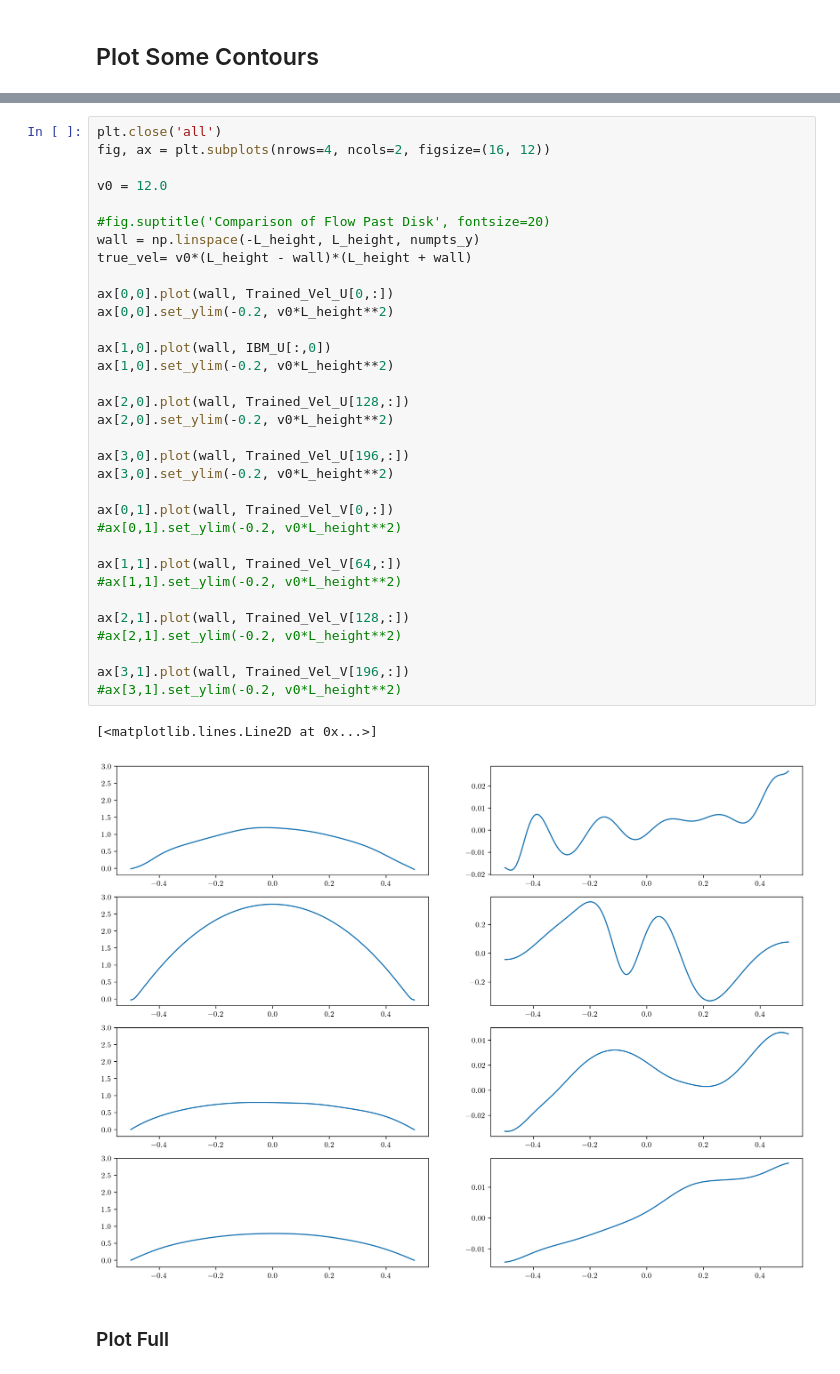
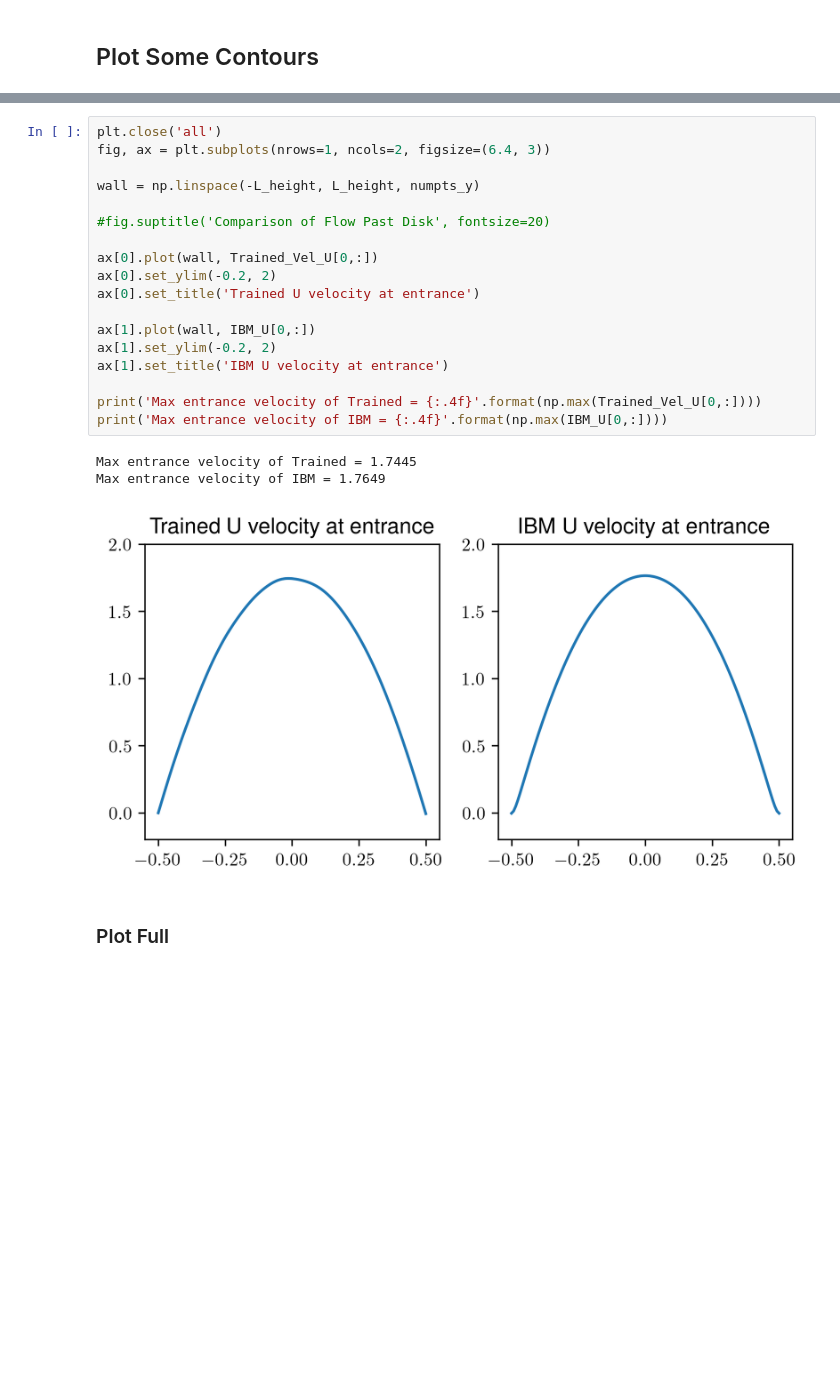
Before and after one commit to mskPark/DRLPDE, a Jupyter notebook: ErrorPlot_JCPexample6.ipynb, the cells around one changed output, grey strips where cells are left out. Saved outputs shown, nothing was run; the diff lists cells and outputs as text; blank space fills up the shorter version.

```diff
--- a/ErrorPlot_JCPexample6.ipynb
+++ b/ErrorPlot_JCPexample6.ipynb
@@ -156,39 +142,25 @@ np.max( IBM_U[:,0] )
-# %%
-plt.close('all')
-fig, ax = plt.subplots(nrows=4, ncols=2, figsize=(16, 12))
-
-v0 = 12.0
-
-#fig.suptitle('Comparison of Flow Past Disk', fontsize=20)
-wall = np.linspace(-L_height, L_height, numpts_y)
-true_vel= v0*(L_height - wall)*(L_height + wall)
-
-ax[0,0].plot(wall, Trained_Vel_U[0,:])
-ax[0,0].set_ylim(-0.2, v0*L_height**2)
-
-ax[1,0].plot(wall, IBM_U[:,0])
-ax[1,0].set_ylim(-0.2, v0*L_height**2)
-
-ax[2,0].plot(wall, Trained_Vel_U[128,:])
-ax[2,0].set_ylim(-0.2, v0*L_height**2)
-
-ax[3,0].plot(wall, Trained_Vel_U[196,:])
-ax[3,0].set_ylim(-0.2, v0*L_height**2)
-
-ax[0,1].plot(wall, Trained_Vel_V[0,:])
-#ax[0,1].set_ylim(-0.2, v0*L_height**2)
-
-ax[1,1].plot(wall, Trained_Vel_V[64,:])
-#ax[1,1].set_ylim(-0.2, v0*L_height**2)
-
-ax[2,1].plot(wall, Trained_Vel_V[128,:])
-#ax[2,1].set_ylim(-0.2, v0*L_height**2)
-
-ax[3,1].plot(wall, Trained_Vel_V[196,:])
-#ax[3,1].set_ylim(-0.2, v0*L_height**2)
-# %% [output]
-[<matplotlib.lines.Line2D at 0x...>]
-[figure, removed]
+# %%
+plt.close('all')
+fig, ax = plt.subplots(nrows=1, ncols=2, figsize=(6.4, 3))
+
+wall = np.linspace(-L_height, L_height, numpts_y)
+
+#fig.suptitle('Comparison of Flow Past Disk', fontsize=20)
+
+ax[0].plot(wall, Trained_Vel_U[0,:])
+ax[0].set_ylim(-0.2, 2)
+ax[0].set_title('Trained U velocity at entrance')
+
+ax[1].plot(wall, IBM_U[0,:])
+ax[1].set_ylim(-0.2, 2)
+ax[1].set_title('IBM U velocity at entrance')
+
+print('Max entrance velocity of Trained = {:.4f}'.format(np.max(Trained_Vel_U[0,:])))
+print('Max entrance velocity of IBM = {:.4f}'.format(np.max(IBM_U[0,:])))
+# %% [output]
+Max entrance velocity of Trained = 1.7445
+Max entrance velocity of IBM = 1.7649
+[figure, added]
 # %% [markdown]
 ### Plot Full
 # %%
```
Also changed, not shown: parts of 9 cells of this notebook, 18 other files.
